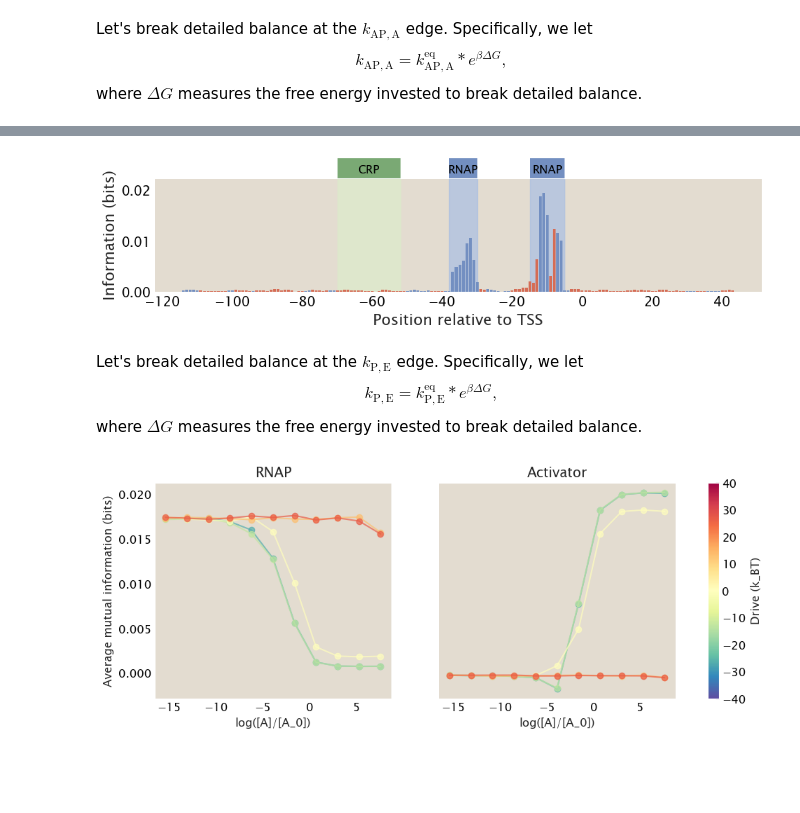
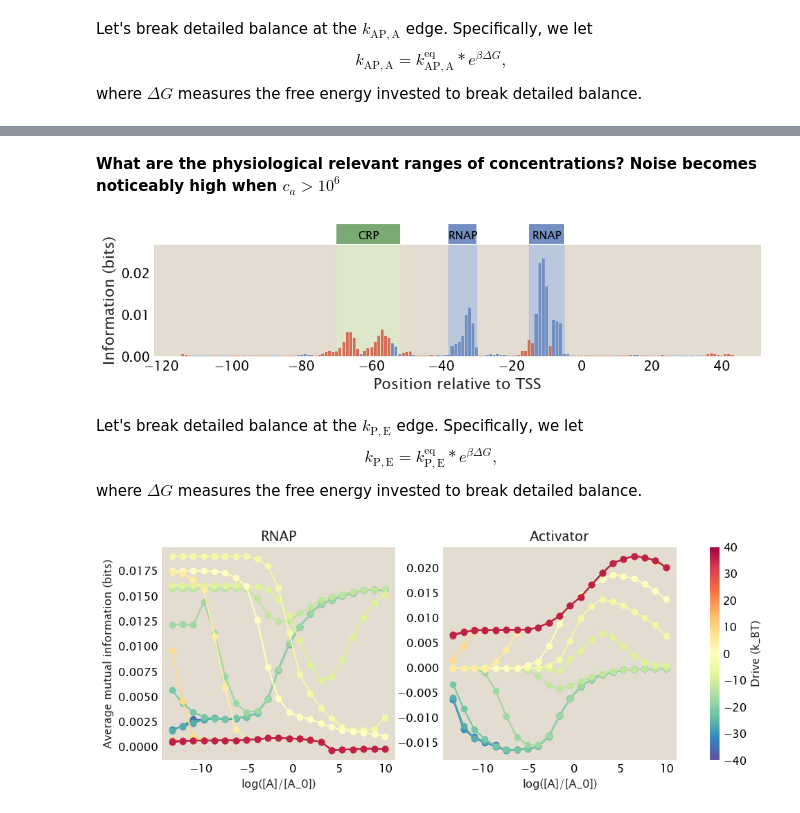
Before and after one commit to RPGroup-PBoC/theoretical_regseq, a Jupyter notebook: notebooks/broken-detailed-balance/broken_detailed_balance.ipynb, the cells around one changed output, grey strips where cells are left out. Drawn from its saved outputs; the diff is of its cells as text; code cells hidden in the pictures; blank space fills up the shorter version.

```diff
--- a/notebooks/broken-detailed-balance/broken_detailed_balance.ipynb
+++ b/notebooks/broken-detailed-balance/broken_detailed_balance.ipynb
@@ -149,8 +151,6 @@ ep_wt = -3
 ea_wt = -13
 e_ap = -13
 
-U = 0
-
 rnap_signal = []
 act_signal = []
 
@@ -159,7 +159,7 @@ for c_a in l_c_a:
     act = []
     for i in range(len(mutant_bank)):
         df = tregs.simulate.sim(promoter, simact_graph, [rnap_site, crp_site],
-                                *[c_p, c_a, rnap_emat, crp_emat, ep_wt, ea_wt, e_ap, U],
+                                *[c_p, c_a, rnap_emat, crp_emat, ep_wt, ea_wt, e_ap, 0, 0],
                                 preset_mutants=mutant_bank[i])
 
         mut_list = df['seq'].values
@@ -220,8 +220,8 @@ ep_wt = -3
 ea_wt = -13
 e_ap = -13
 
-l_c_a = 10 ** np.arange(-5, 5.1, 1) # nM
-drive = np.arange(-40, 41, 20)
+l_c_a = 10 ** np.arange(-4, 6.1, 0.5) # nM
+drive = np.arange(-40, 41, 5)
 
 rnap_signal = []
 act_signal = []
@@ -234,8 +234,9 @@ for U in drive:
         act = []
         for i in range(len(mutant_bank)):
             df = tregs.simulate.sim(promoter, simact_graph, [rnap_site, crp_site],
-                                    *[c_p, c_a, rnap_emat, crp_emat, ep_wt, ea_wt, e_ap, U],
-                                    preset_mutants=mutant_bank[i])
+                                    *[c_p, c_a, rnap_emat, crp_emat, ep_wt, ea_wt, e_ap, 0, U],
+                                    preset_mutants=mutant_bank[i],
+                                    scaling_factor=10**6)
 
             mut_list = df['seq'].values
             mu_data = df['norm_ct_1']
@@ -297,6 +298,8 @@ plt.show()
+# %% [markdown]
+**What are the physiological relevant ranges of concentrations? Noise becomes noticeably high when $c_a > 10^6$**
 # %%
 # copy numbers
-c_a = 50 # nM
+c_a = 10**(6) # nM
 c_p = 5000 # nM
 
 # binding energies
@@ -304,16 +307,18 @@ ep_wt = -3
 ea_wt = -13
 e_ap = -13
 
-U_p_unbinding = 20
+U_P_unbinding = 0
+U_P_unbinding_with_A = 40
 
 df = tregs.simulate.sim(promoter, simact_graph, [rnap_site, crp_site],
-                        *[c_p, c_a, rnap_emat, crp_emat, ep_wt, ea_wt, e_ap, U_p_unbinding])
+                        *[c_p, c_a, rnap_emat, crp_emat, ep_wt, ea_wt, e_ap,
+                          U_P_unbinding, U_P_unbinding_with_A])
 
 region_params = [(-38, -30, 'P', 'RNAP'), (-15, -5, 'P', 'RNAP'), (-70, -52, 'A', 'CRP')]
-tregs.footprint.plot_footprint(promoter, df, region_params, up_scaling_factor=0.1,
+tregs.footprint.plot_footprint(promoter, df, region_params,
                                annotate_stn=False)
 # %% [output]
-[figure, old version]
+[figure, new version]
 # %% [markdown]
 Let's break detailed balance at the $k_\mathrm{P, E}$ edge. Specifically, we let
 $$
@@ -338,8 +343,8 @@ ep_wt = -3
 ea_wt = -13
 e_ap = -13
 
-l_c_a = 10 ** np.arange(-5, 5.1, 1) # nM
-drive = np.arange(-40, 41, 20)
+l_c_a = 10 ** np.arange(-4, 6.1, 0.5) # nM
+drive = np.arange(-40, 41, 5)
 
 rnap_signal = []
 act_signal = []
@@ -352,13 +357,15 @@ for U in drive:
         act = []
         for i in range(len(mutant_bank)):
             df = tregs.simulate.sim(promoter, simact_graph, [rnap_site, crp_site],
-                                    *[c_p, c_a, rnap_emat, crp_emat, ep_wt, ea_wt, e_ap, U],
-                                    preset_mutants=mutant_bank[i])
+                                    *[c_p, c_a, rnap_emat, crp_emat, ep_wt, ea_wt, e_ap, U, 0],
+                                    preset_mutants=mutant_bank[i],
+                                    scaling_factor=10**6)
 
             mut_list = df['seq'].values
             mu_data = df['norm_ct_1']
+
             nbins = 2
-            upper_bound = np.median(mu_data)
+            upper_bound = np.mean(mu_data)
 
             footprint = tregs.footprint.get_info_footprint(mut_list, mu_data, promoter, nbins, upper_bound,
                                                         pseudocount=10**(-6))
@@ -382,33 +389,33 @@ for U in drive:
 rnap_signal = np.array(rnap_signal)
 act_signal = np.array(act_signal)
 # %%
-fig, axs = plt.subplots(1, 2, figsize=(12, 4), sharey=True)
+fig, axs = plt.subplots(1, 2, figsize=(12, 4))
 
 # Set up Seaborn palette and normalize colors
 palette = sns.color_palette("Spectral_r", n_colors=len(drive))
 cmap = sns.color_palette("Spectral_r", as_cmap=True)
 norm = plt.Normalize(min(drive), max(drive))
 
 x = np.log(l_c_a / 50)
 
 for i,d in enumerate(drive):
     rnap_s = rnap_signal[i]
     act_s = act_signal[i]
-    axs[0].plot(x, rnap_s, 'o-', color=palette[i], alpha=0.7)
-    axs[1].plot(x, act_s, 'o-', color=palette[i], alpha=0.7)
+    axs[0].plot(x, rnap_s, 'o-', color=palette[i])
+    axs[1].plot(x, act_s, 'o-', color=palette[i])
 
 # Colorbar setup for both subplots
 sm = plt.cm.ScalarMappable(cmap=cmap, norm=norm)
 sm.set_array([])
 cbar = fig.colorbar(sm, ax=axs, orientation='vertical')
 cbar.set_label('Drive (k_BT)')
 
 axs[0].set_xlabel('log([A]/[A_0])')
 axs[1].set_xlabel('log([A]/[A_0])')
 axs[0].set_ylabel('Average mutual information (bits)')
 axs[0].set_title('RNAP')
 axs[1].set_title('Activator')
 
 plt.show()
 # %% [output]
-[figure, old version]
+[figure, new version]
```
Also changed, not shown: parts of 5 cells of this notebook, 15 other files.
